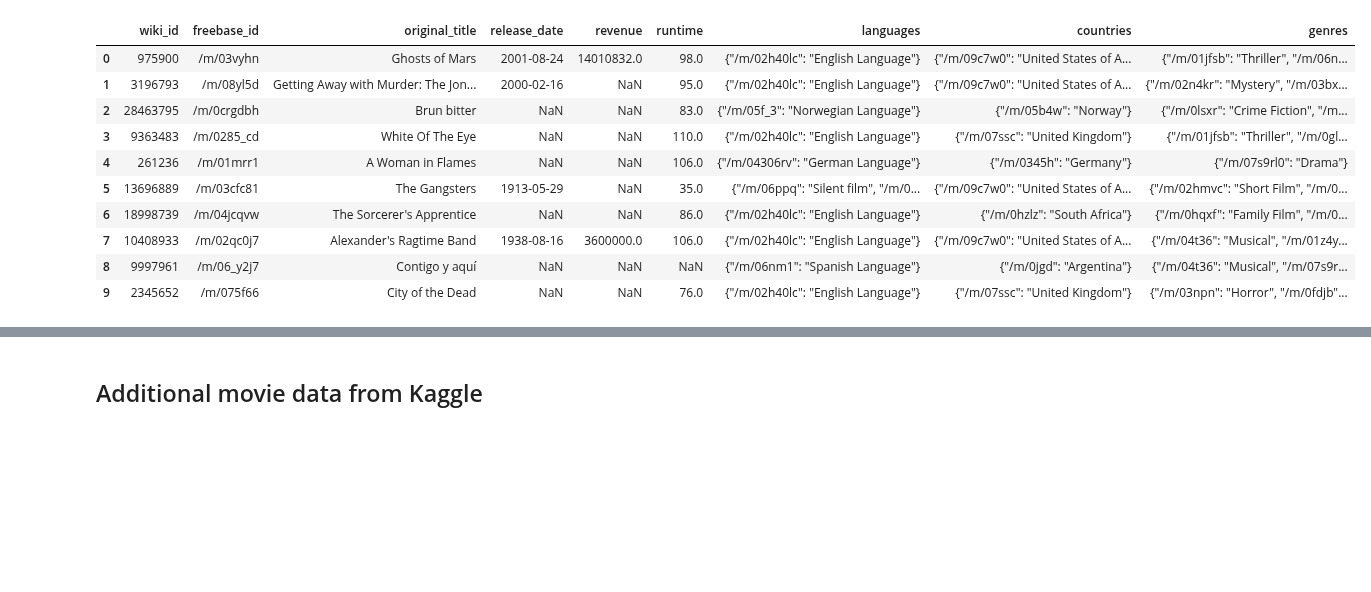
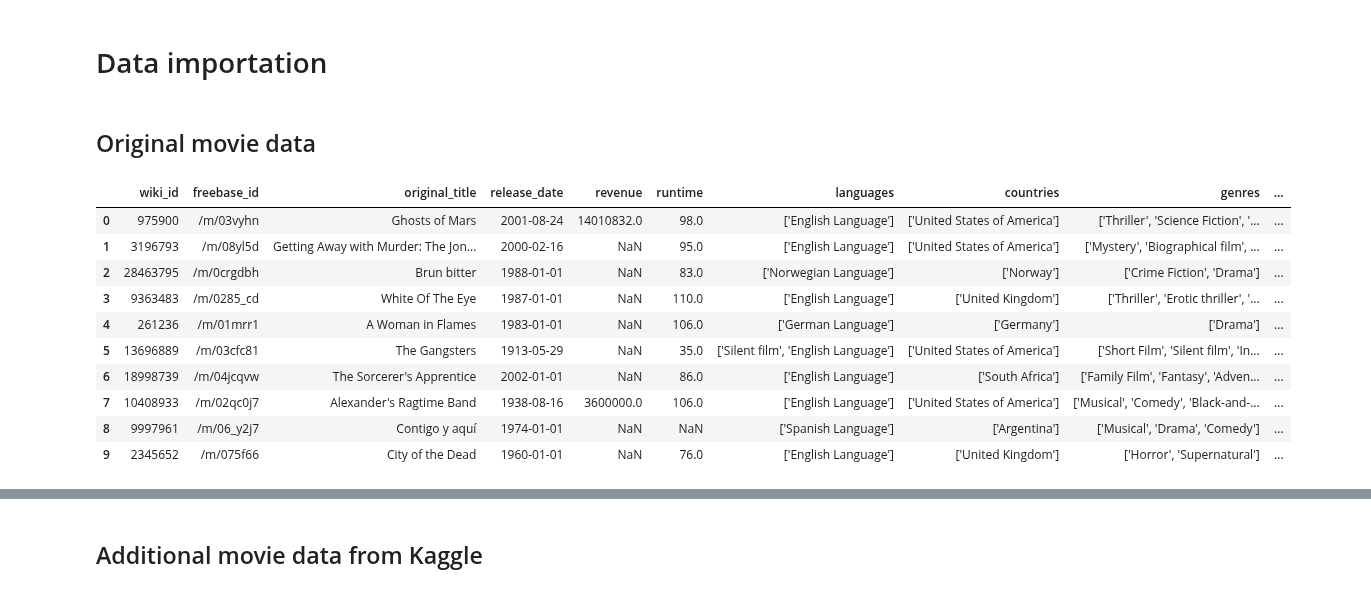
Before and after one commit to epfl-ada/ada-2024-project-teamcsx24, a Jupyter notebook: src/data/additionalDataCleaning.ipynb, the cells around one changed output, grey strips where cells are left out. Cells and saved outputs as stored; diff of their text form; code cells hidden in the pictures; blank space fills up the shorter version.

```diff
--- a/src/data/additionalDataCleaning.ipynb
+++ b/src/data/additionalDataCleaning.ipynb
@@ -2,23 +2,26 @@
 import pandas as pd
 import matplotlib.pyplot as plt
 import ast
+# %% [markdown]
+# Data importation
+# %% [markdown]
+## Original movie data
 # %%
 df_movies = pd.read_csv('../../data/cleanData/movies_cleaned.csv')
-df_movies = df_movies.rename(columns={'name': 'original_title'})
 
 df_movies.head(10)
 # %% [output]
-|  | wiki_id | freebase_id | original_title | release_date | revenue | runtime | languages | countries | genres |
-| 0 | 975900 | /m/03vyhn | Ghosts of Mars | 2001-08-24 | 14010832.0 | 98.0 | {"/m/02h40lc": "English Language"} | {"/m/09c7w0": "United States of A... | {"/m/01jfsb": "Thriller", "/m/06n... |
-| 1 | 3196793 | /m/08yl5d | Getting Away with Murder: The Jon... | 2000-02-16 | NaN | 95.0 | {"/m/02h40lc": "English Language"} | {"/m/09c7w0": "United States of A... | {"/m/02n4kr": "Mystery", "/m/03bx... |
-| 2 | 28463795 | /m/0crgdbh | Brun bitter | NaN | NaN | 83.0 | {"/m/05f_3": "Norwegian Language"} | {"/m/05b4w": "Norway"} | {"/m/0lsxr": "Crime Fiction", "/m... |
-| 3 | 9363483 | /m/0285_cd | White Of The Eye | NaN | NaN | 110.0 | {"/m/02h40lc": "English Language"} | {"/m/07ssc": "United Kingdom"} | {"/m/01jfsb": "Thriller", "/m/0gl... |
-| 4 | 261236 | /m/01mrr1 | A Woman in Flames | NaN | NaN | 106.0 | {"/m/04306rv": "German Language"} | {"/m/0345h": "Germany"} | {"/m/07s9rl0": "Drama"} |
-| 5 | 13696889 | /m/03cfc81 | The Gangsters | 1913-05-29 | NaN | 35.0 | {"/m/06ppq": "Silent film", "/m/0... | {"/m/09c7w0": "United States of A... | {"/m/02hmvc": "Short Film", "/m/0... |
-| 6 | 18998739 | /m/04jcqvw | The Sorcerer's Apprentice | NaN | NaN | 86.0 | {"/m/02h40lc": "English Language"} | {"/m/0hzlz": "South Africa"} | {"/m/0hqxf": "Family Film", "/m/0... |
-| 7 | 10408933 | /m/02qc0j7 | Alexander's Ragtime Band | 1938-08-16 | 3600000.0 | 106.0 | {"/m/02h40lc": "English Language"} | {"/m/09c7w0": "United States of A... | {"/m/04t36": "Musical", "/m/01z4y... |
-| 8 | 9997961 | /m/06_y2j7 | Contigo y aquí | NaN | NaN | NaN | {"/m/06nm1": "Spanish Language"} | {"/m/0jgd": "Argentina"} | {"/m/04t36": "Musical", "/m/07s9r... |
-| 9 | 2345652 | /m/075f66 | City of the Dead | NaN | NaN | 76.0 | {"/m/02h40lc": "English Language"} | {"/m/07ssc": "United Kingdom"} | {"/m/03npn": "Horror", "/m/0fdjb"... |
+|  | wiki_id | freebase_id | original_title | release_date | revenue | runtime | languages | countries | genres | ... |
+| 0 | 975900 | /m/03vyhn | Ghosts of Mars | 2001-08-24 | 14010832.0 | 98.0 | ['English Language'] | ['United States of America'] | ['Thriller', 'Science Fiction', '... | ... |
+| 1 | 3196793 | /m/08yl5d | Getting Away with Murder: The Jon... | 2000-02-16 | NaN | 95.0 | ['English Language'] | ['United States of America'] | ['Mystery', 'Biographical film', ... | ... |
+| 2 | 28463795 | /m/0crgdbh | Brun bitter | 1988-01-01 | NaN | 83.0 | ['Norwegian Language'] | ['Norway'] | ['Crime Fiction', 'Drama'] | ... |
+| 3 | 9363483 | /m/0285_cd | White Of The Eye | 1987-01-01 | NaN | 110.0 | ['English Language'] | ['United Kingdom'] | ['Thriller', 'Erotic thriller', '... | ... |
+| 4 | 261236 | /m/01mrr1 | A Woman in Flames | 1983-01-01 | NaN | 106.0 | ['German Language'] | ['Germany'] | ['Drama'] | ... |
+| 5 | 13696889 | /m/03cfc81 | The Gangsters | 1913-05-29 | NaN | 35.0 | ['Silent film', 'English Language'] | ['United States of America'] | ['Short Film', 'Silent film', 'In... | ... |
+| 6 | 18998739 | /m/04jcqvw | The Sorcerer's Apprentice | 2002-01-01 | NaN | 86.0 | ['English Language'] | ['South Africa'] | ['Family Film', 'Fantasy', 'Adven... | ... |
+| 7 | 10408933 | /m/02qc0j7 | Alexander's Ragtime Band | 1938-08-16 | 3600000.0 | 106.0 | ['English Language'] | ['United States of America'] | ['Musical', 'Comedy', 'Black-and-... | ... |
+| 8 | 9997961 | /m/06_y2j7 | Contigo y aquí | 1974-01-01 | NaN | NaN | ['Spanish Language'] | ['Argentina'] | ['Musical', 'Drama', 'Comedy'] | ... |
+| 9 | 2345652 | /m/075f66 | City of the Dead | 1960-01-01 | NaN | 76.0 | ['English Language'] | ['United Kingdom'] | ['Horror', 'Supernatural'] | ... |
 # %%
 df_movies.info()
 # %% [output]
```
Also changed, not shown: parts of 43 cells of this notebook, 8 other files.
